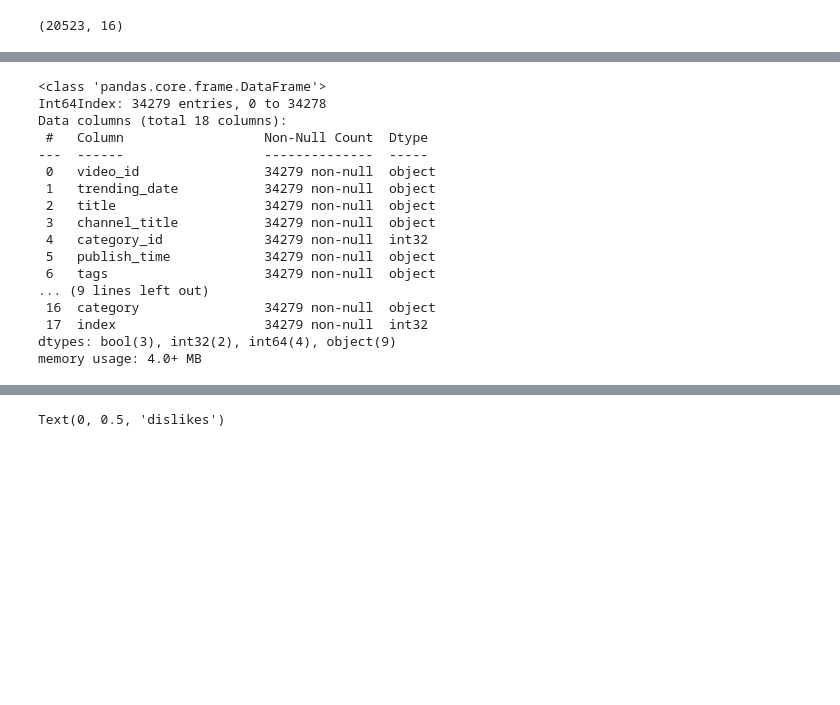
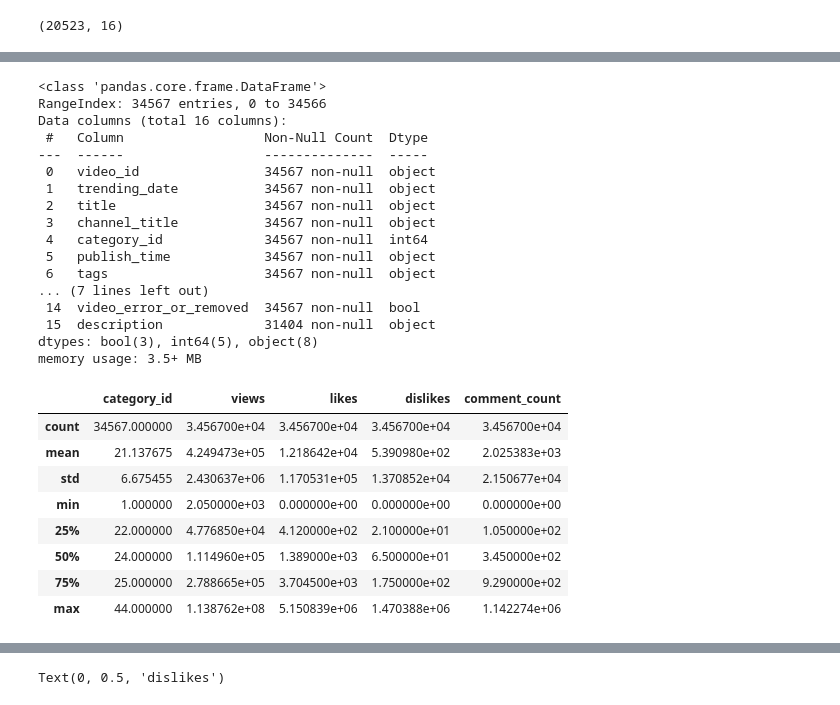
Before and after one commit to wrkurdrm/esaa, a Jupyter notebook: youtube.ipynb, the cells around one changed output, grey strips where cells are left out. Saved outputs shown, nothing was run; the diff lists cells and outputs as text; code cells hidden in the pictures; blank space fills up the shorter version.

```diff
--- a/youtube.ipynb
+++ b/youtube.ipynb
@@ -130,5 +43,0 @@ id_to_category['index'] = id_to_category.index
-# %%
-id_to_category['index']=id_to_category['index'].astype(int)
-KRvideos['category_id']=KRvideos['category_id'].astype(int)
-# %%
-KRvideos=KRvideos.merge(id_to_category ,left_on ='category_id',right_on='index')
@@ -135,20 +53,30 @@ KRvideos=KRvideos.merge(id_to_category ,left_on ='category_id',right_on='index')
 # %%
 KRvideos.info()
+KRvideos.describe()
 # %% [output]
 <class 'pandas.core.frame.DataFrame'>
-Int64Index: 34279 entries, 0 to 34278
-Data columns (total 18 columns):
+RangeIndex: 34567 entries, 0 to 34566
+Data columns (total 16 columns):
  #   Column                  Non-Null Count  Dtype
 ---  ------                  --------------  -----
- 0   video_id                34279 non-null  object
- 1   trending_date           34279 non-null  object
- 2   title                   34279 non-null  object
- 3   channel_title           34279 non-null  object
- 4   category_id             34279 non-null  int32
- 5   publish_time            34279 non-null  object
- 6   tags                    34279 non-null  object
-... (9 lines left out)
- 16  category                34279 non-null  object
- 17  index                   34279 non-null  int32
-dtypes: bool(3), int32(2), int64(4), object(9)
-memory usage: 4.0+ MB
+ 0   video_id                34567 non-null  object
+ 1   trending_date           34567 non-null  object
+ 2   title                   34567 non-null  object
+ 3   channel_title           34567 non-null  object
+ 4   category_id             34567 non-null  int64
+ 5   publish_time            34567 non-null  object
+ 6   tags                    34567 non-null  object
+... (7 lines left out)
+ 14  video_error_or_removed  34567 non-null  bool
+ 15  description             31404 non-null  object
+dtypes: bool(3), int64(5), object(8)
+memory usage: 3.5+ MB
+|  | category_id | views | likes | dislikes | comment_count |
+| count | 34567.000000 | 3.456700e+04 | 3.456700e+04 | 3.456700e+04 | 3.456700e+04 |
+| mean | 21.137675 | 4.249473e+05 | 1.218642e+04 | 5.390980e+02 | 2.025383e+03 |
+| std | 6.675455 | 2.430637e+06 | 1.170531e+05 | 1.370852e+04 | 2.150677e+04 |
+| min | 1.000000 | 2.050000e+03 | 0.000000e+00 | 0.000000e+00 | 0.000000e+00 |
+| 25% | 22.000000 | 4.776850e+04 | 4.120000e+02 | 2.100000e+01 | 1.050000e+02 |
+| 50% | 24.000000 | 1.114960e+05 | 1.389000e+03 | 6.500000e+01 | 3.450000e+02 |
+| 75% | 25.000000 | 2.788665e+05 | 3.704500e+03 | 1.750000e+02 | 9.290000e+02 |
+| max | 44.000000 | 1.138762e+08 | 5.150839e+06 | 1.470388e+06 | 1.142274e+06 |
```
Also changed, not shown: parts of 24 cells of this notebook.
